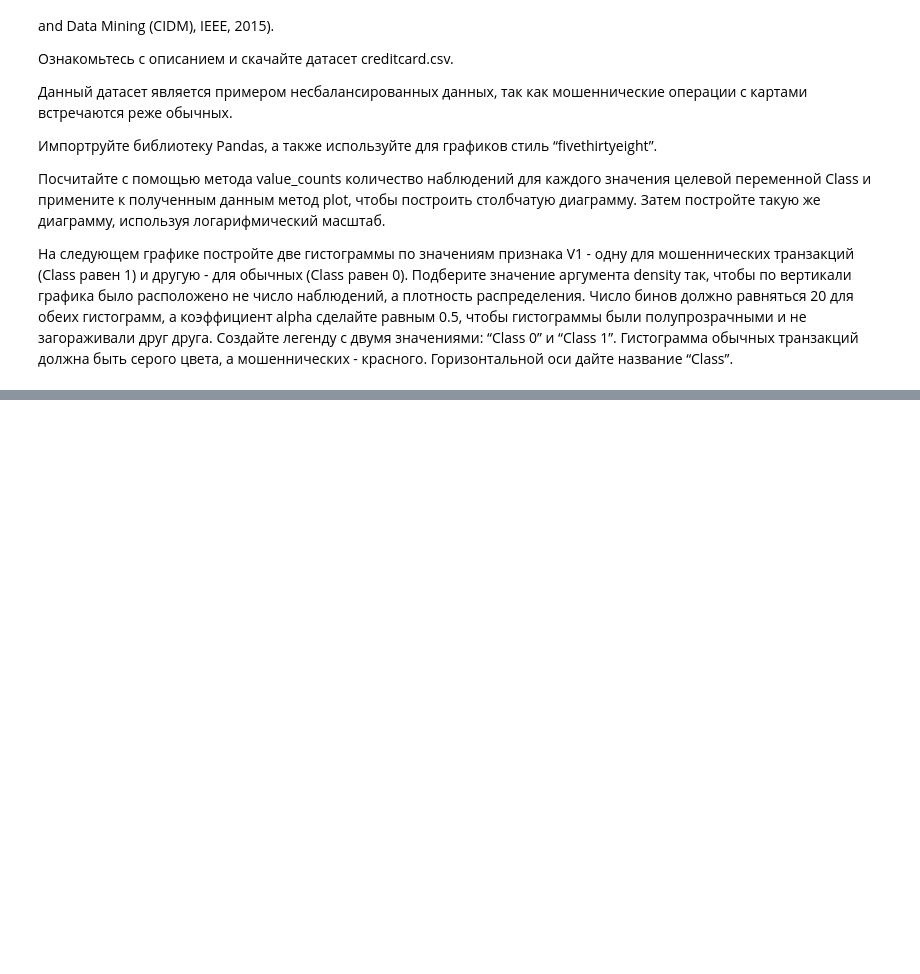
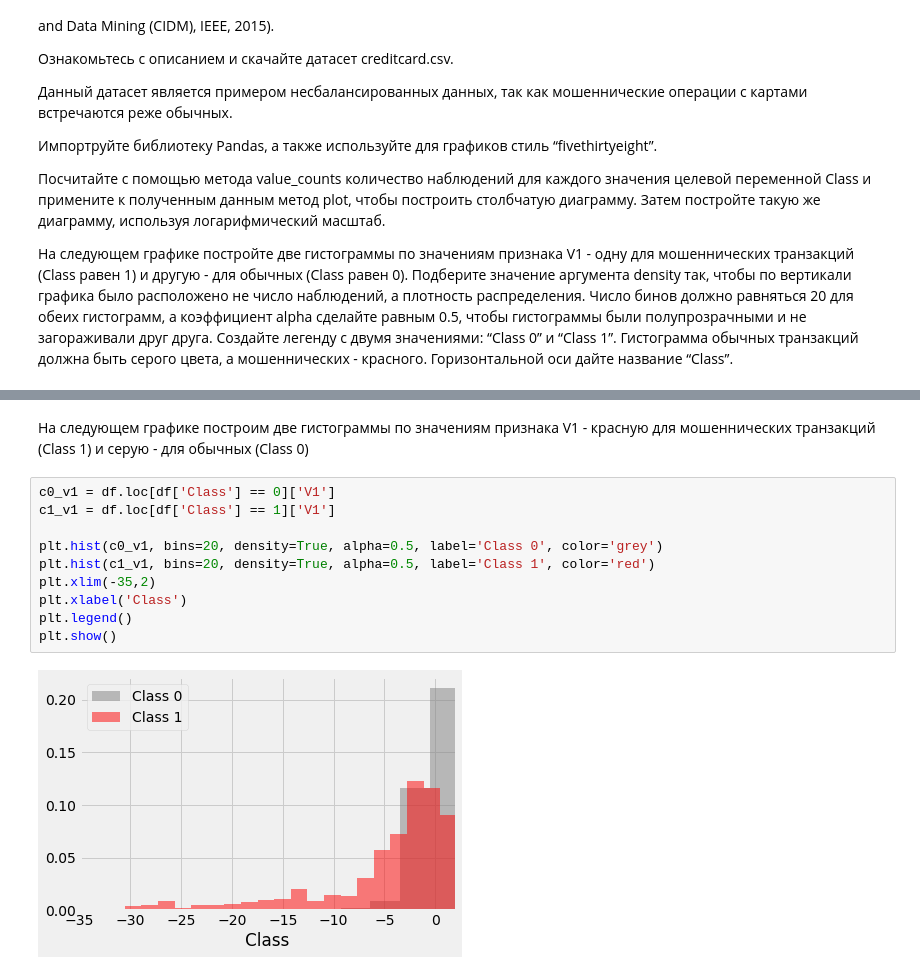
Before and after one commit to DmitryVGusev/GB-Python-in-DS, a Jupyter notebook: Python_in_DS_homework2.ipynb, the cells around one changed output, grey strips where cells are left out. Saved outputs shown, nothing was run; the diff lists cells and outputs as text; blank space fills up the shorter version.

```diff
--- a/Python_in_DS_homework2.ipynb
+++ b/Python_in_DS_homework2.ipynb
@@ -353,0 +386,14 @@ Credit Card Fraud Detection (информация об авторах: Andrea Da
+# %% [markdown]
+На следующем графике построим две гистограммы по значениям признака V1 - красную для мошеннических транзакций (Class 1) и серую - для обычных (Class 0)
+# %%
+c0_v1 = df.loc[df['Class'] == 0]['V1']
+c1_v1 = df.loc[df['Class'] == 1]['V1']
+
+plt.hist(c0_v1, bins=20, density=True, alpha=0.5, label='Class 0', color='grey')
+plt.hist(c1_v1, bins=20, density=True, alpha=0.5, label='Class 1', color='red')
+plt.xlim(-35,2)
+plt.xlabel('Class')
+plt.legend()
+plt.show()
+# %% [output]
+[figure, added]
```
Also changed, not shown: parts of 9 cells of this notebook.
